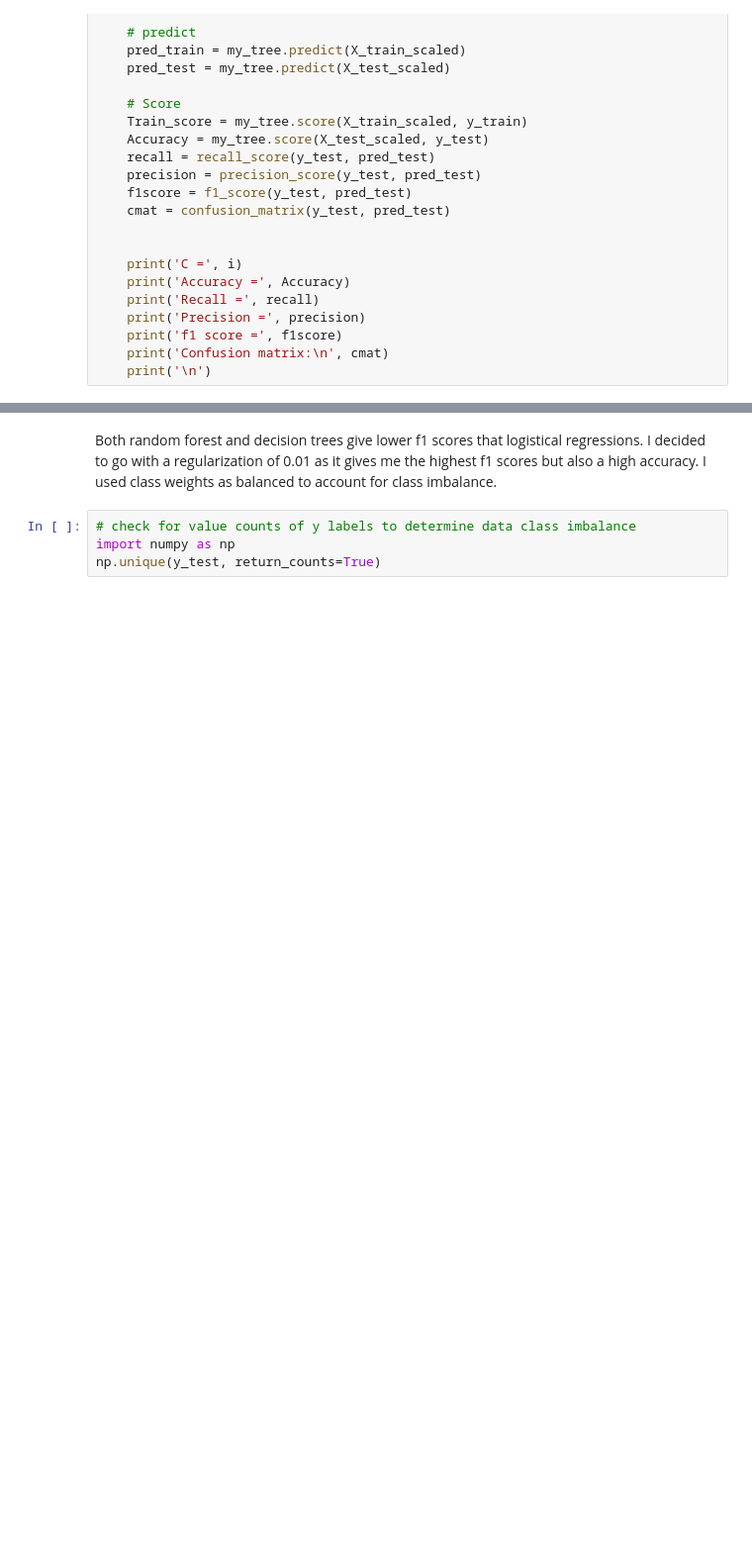
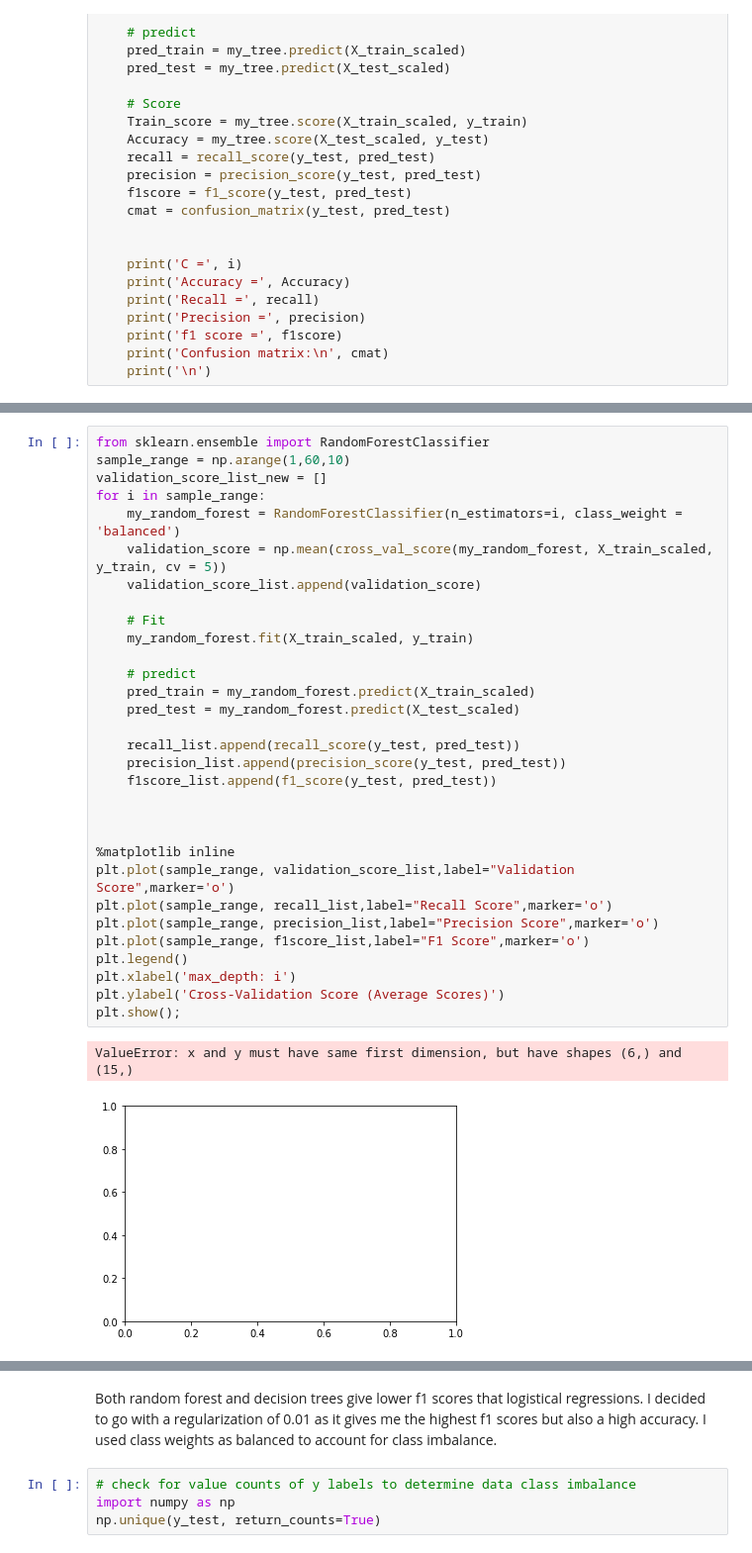
Before and after one commit to farhansaad/Predicting-Bad-Debt-Lending-Club-dataset, a Jupyter notebook: Farhan_Ahmed_Capstone_Code_New.ipynb, the cells around one changed output, grey strips where cells are left out. Shown at 99% size. Saved outputs shown, nothing was run; the diff lists cells and outputs as text; blank space fills up the shorter version.

```diff
--- a/Farhan_Ahmed_Capstone_Code_New.ipynb
+++ b/Farhan_Ahmed_Capstone_Code_New.ipynb
@@ -475 +513,35 @@ plt.show();
+# %%
+from sklearn.ensemble import RandomForestClassifier
+sample_range = np.arange(1,60,10)
+validation_score_list_new = []
+for i in sample_range:
+    my_random_forest = RandomForestClassifier(n_estimators=i, class_weight = 'balanced')
+    validation_score = np.mean(cross_val_score(my_random_forest, X_train_scaled, y_train, cv = 5))
+    validation_score_list.append(validation_score)
+
+    # Fit
+    my_random_forest.fit(X_train_scaled, y_train)
+
+    # predict
+    pred_train = my_random_forest.predict(X_train_scaled)
+    pred_test = my_random_forest.predict(X_test_scaled)
+
+    recall_list.append(recall_score(y_test, pred_test))
+    precision_list.append(precision_score(y_test, pred_test))
+    f1score_list.append(f1_score(y_test, pred_test))
+
+
+
+%matplotlib inline
+plt.plot(sample_range, validation_score_list,label="Validation Score",marker='o')
+plt.plot(sample_range, recall_list,label="Recall Score",marker='o')
+plt.plot(sample_range, precision_list,label="Precision Score",marker='o')
+plt.plot(sample_range, f1score_list,label="F1 Score",marker='o')
+plt.legend()
+plt.xlabel('max_depth: i')
+plt.ylabel('Cross-Validation Score (Average Scores)')
+plt.show();
+# %% [output]
+ValueError: x and y must have same first dimension, but have shapes (6,) and (15,)
+[figure, added]
 # %%
```
Also changed, not shown: parts of 7 cells of this notebook.
